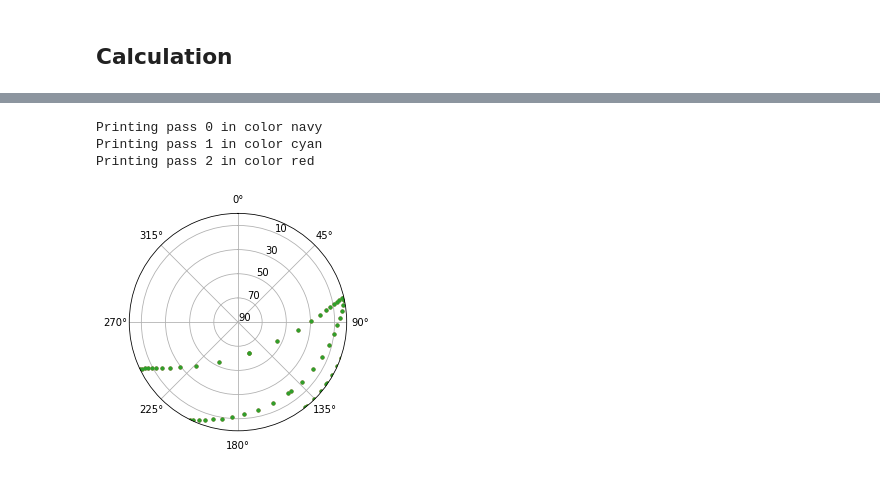
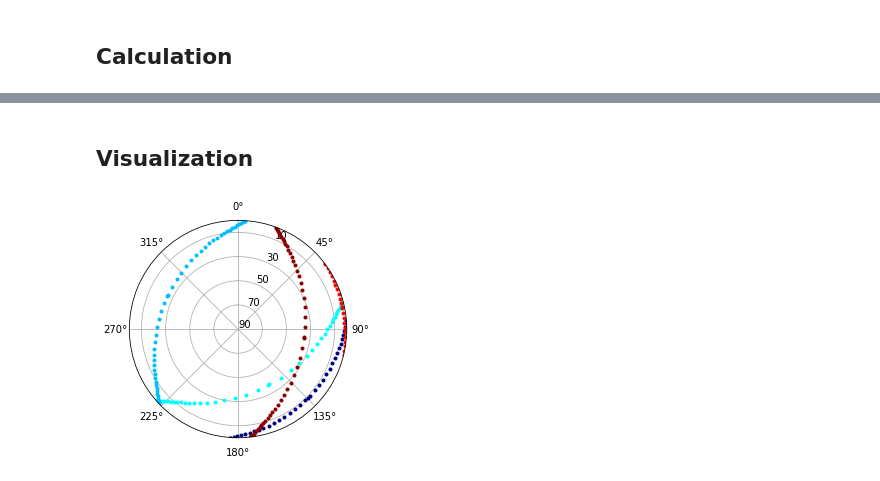
Before and after one commit to oppocomputer/radio-telescope, a Jupyter notebook: Program.ipynb, the cells around one changed output, grey strips where cells are left out. Drawn from its saved outputs; the diff is of its cells as text; code cells hidden in the pictures.

```diff
--- a/Program.ipynb
+++ b/Program.ipynb
@@ -33,2 +33,23 @@ tle = Tle(parse_tle(tle_file)).orbit()
+# %%
+#Create tracking station
+station = create_station('Radio Telescope', gps)
+
+#Create paths to file locations
+cwd = Path.cwd()
+instructions_src = (cwd / output_location).resolve()
+tle_src = (cwd / tle_location).resolve()
+if not os.path.isdir(tle_src): raise ValueError("Error: %s is not a valid directory"%(tle_src))
+elif not os.path.isdir(instructions_src): raise ValueError("Error: %s is not a valid directory"%(instructions_src))
+
+#Create output folders
+for file in os.listdir(tle_src):
+    if not os.path.isdir((instructions_src / file[0:-4]).resolve()):
+        os.mkdir((instructions_src / file[0:-4]).resolve())
+        #print(file[0:-4])
+
+#Create dictionary with tle files
+tle_files={}
+for tle_file in os.listdir(tle_src):
+    tle_files[tle_file]=Tle(parse_tle((tle_src / tle_file).resolve())).orbit()
 # %% [markdown]
 ## View orbital parameters
@@ -49,0 +56,4 @@ Orbit =
+# %%
+for file in tle_files:
+    print(file)
+    print(repr(tle_files[file]))
@@ -113,7 +184,6 @@ LOS     15:26:14    -0.0    76.7     2376.4     6868.6
+# %% [markdown]
+## Visualization
 # %%
-plot_polar(azimuths,elevations,polydegree)
+plot_polar(azimuths,elevations)
 # %% [output]
-Printing pass 0 in color navy
-Printing pass 1 in color cyan
-Printing pass 2 in color red
-[figure, old version]
+[figure, new version]
```
Also changed, not shown: parts of 9 cells of this notebook, 7 other files.
